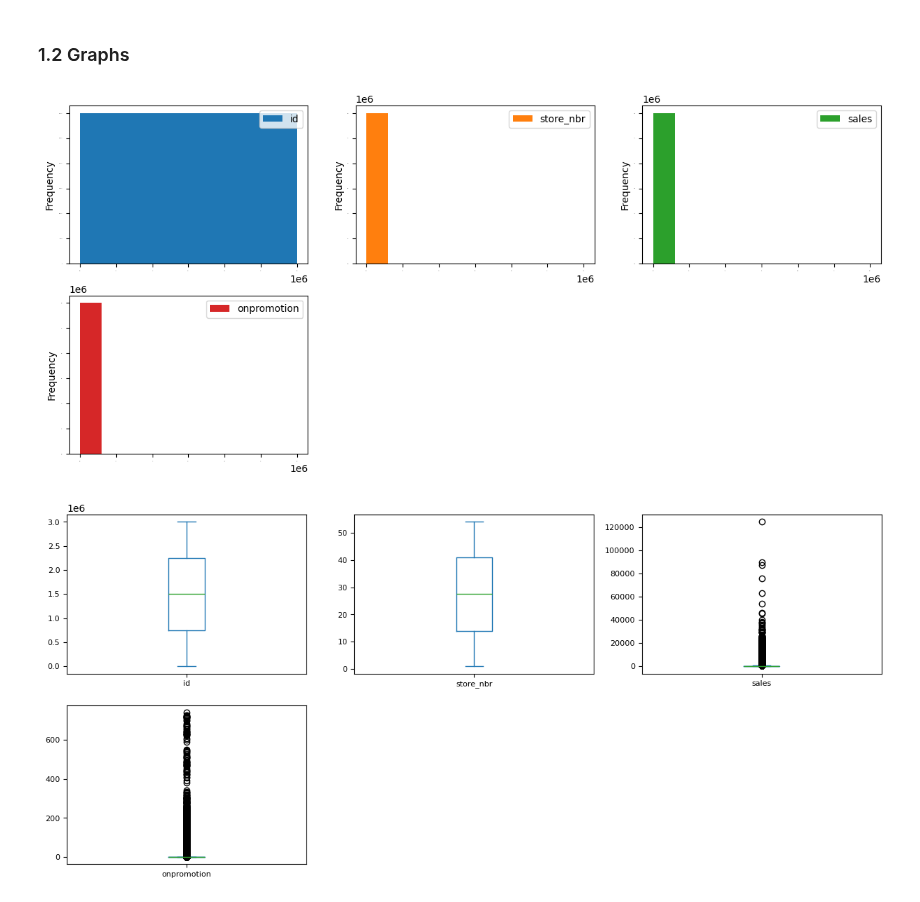
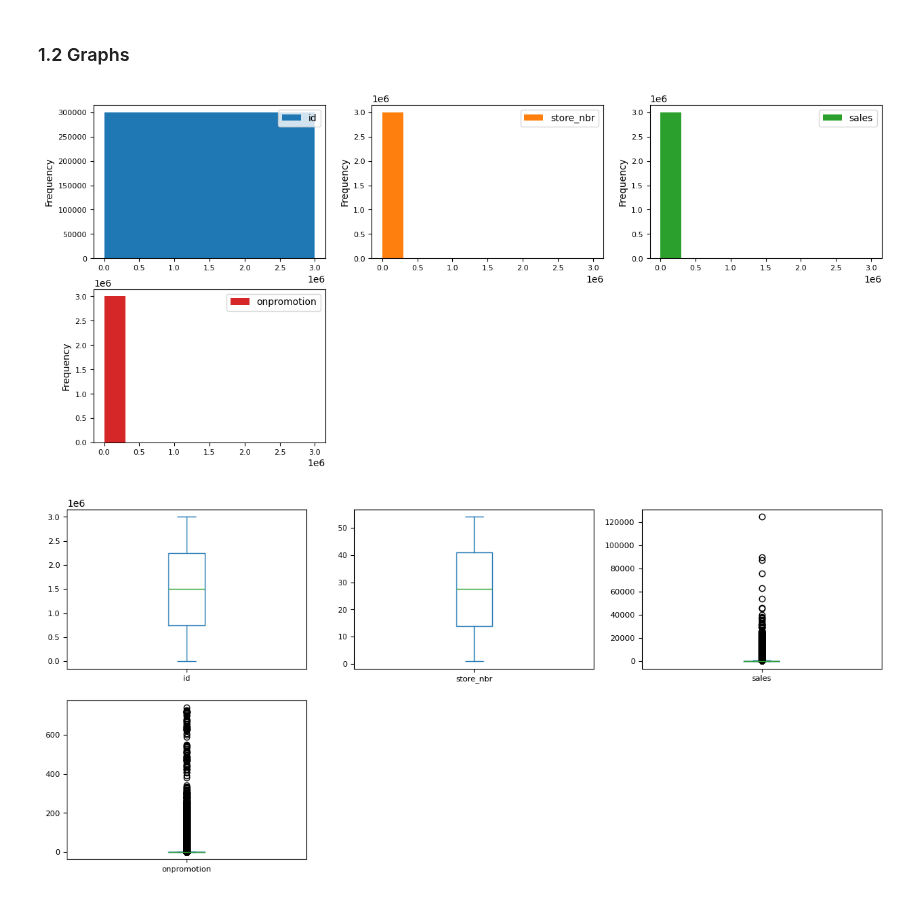
Before and after one commit to VishalyGinny/Data-Science-Projects, a Jupyter notebook: Time-Series-Forecast/TSF coding.ipynb, the cells around one changed output. Drawn from its saved outputs; the diff is of its cells as text; code cells hidden in the pictures.

Commit message:
trying to plot graphs

```diff
--- a/Time-Series-Forecast/TSF coding.ipynb
+++ b/Time-Series-Forecast/TSF coding.ipynb
@@ -77,12 +135,12 @@ dtype: object
 # %% [markdown]
 ### 1.2 Graphs
 # %%
-# draw a histogram of all numerical variables with labels
+# draw a histogram of sales with labels
 figsize = (15,10)
-train.plot(kind='hist', subplots=True, layout=(3,3), sharex=False, sharey=False, fontsize=1, figsize=figsize)
+train.plot(kind='hist', subplots=True, layout=(3,3), sharex=False, sharey=False, fontsize=8, figsize=figsize)
 plt.show()
 # %% [output]
-[figure, old version]
+[figure, new version]
 # %%
 # draw a boxplot with labels
 figsize = (15,10)
```
Also changed, not shown: parts of 56 cells of this notebook.
